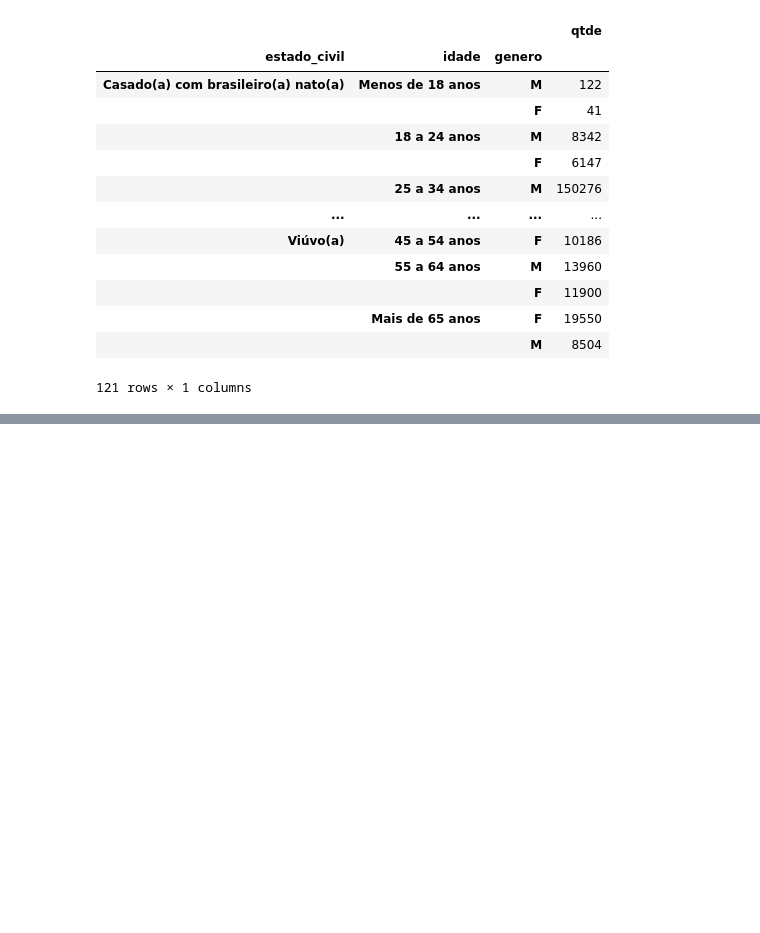
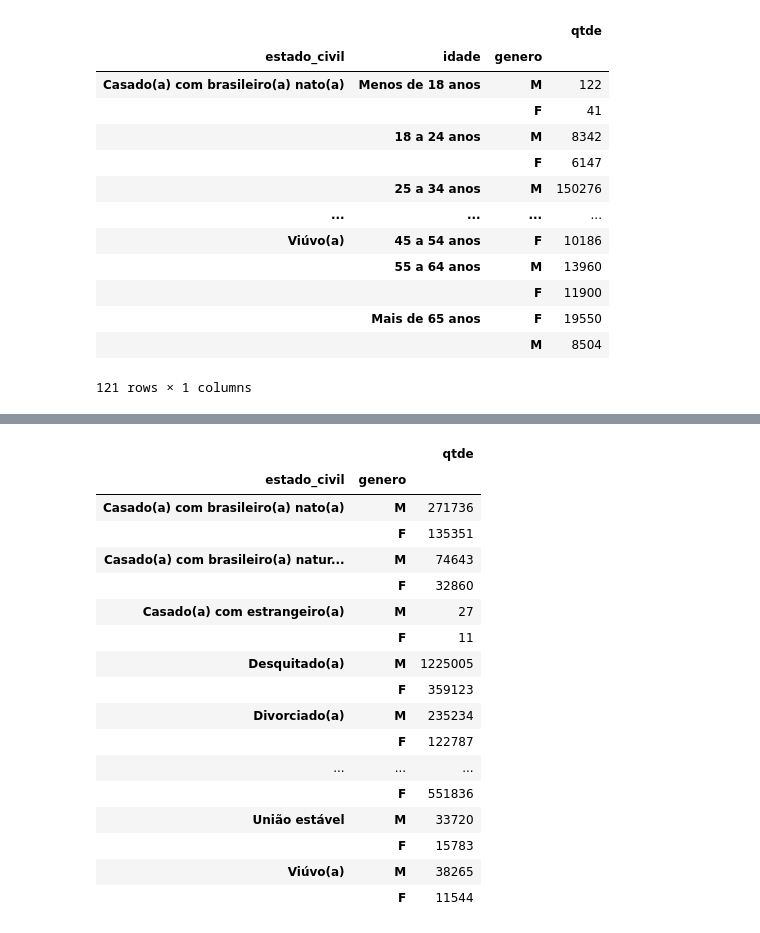
Before and after one commit to emso-exe/Investidores_do_tesouro_direto, a Jupyter notebook: analise_de_dados.ipynb, the cells around one changed output, grey strips where cells are left out. Cells and saved outputs as stored; diff of their text form; code cells hidden in the pictures; blank space fills up the shorter version.

```diff
--- a/analise_de_dados.ipynb
+++ b/analise_de_dados.ipynb
@@ -897,3 +988,25 @@ df_faixa_genero_civil
+# %%
+df_teste = df_faixa_genero_civil.xs('35 a 44 anos',level=1)
+df_teste
+# %% [output]
+|  |  | qtde |
+| estado_civil | genero |  |
+| Casado(a) com brasileiro(a) nato(a) | M | 271736 |
+|  | F | 135351 |
+| Casado(a) com brasileiro(a) natur... | M | 74643 |
+|  | F | 32860 |
+| Casado(a) com estrangeiro(a) | M | 27 |
+|  | F | 11 |
+| Desquitado(a) | M | 1225005 |
+|  | F | 359123 |
+| Divorciado(a) | M | 235234 |
+|  | F | 122787 |
+| ... | ... | ... |
+|  | F | 551836 |
+| União estável | M | 33720 |
+|  | F | 15783 |
+| Viúvo(a) | M | 38265 |
+|  | F | 11544 |
 # %%
 # Função para gerar gráficos de barras de faixa etária, estado civil e gênero
 # param1: dataframe
```
Also changed, not shown: parts of 11 cells of this notebook.
